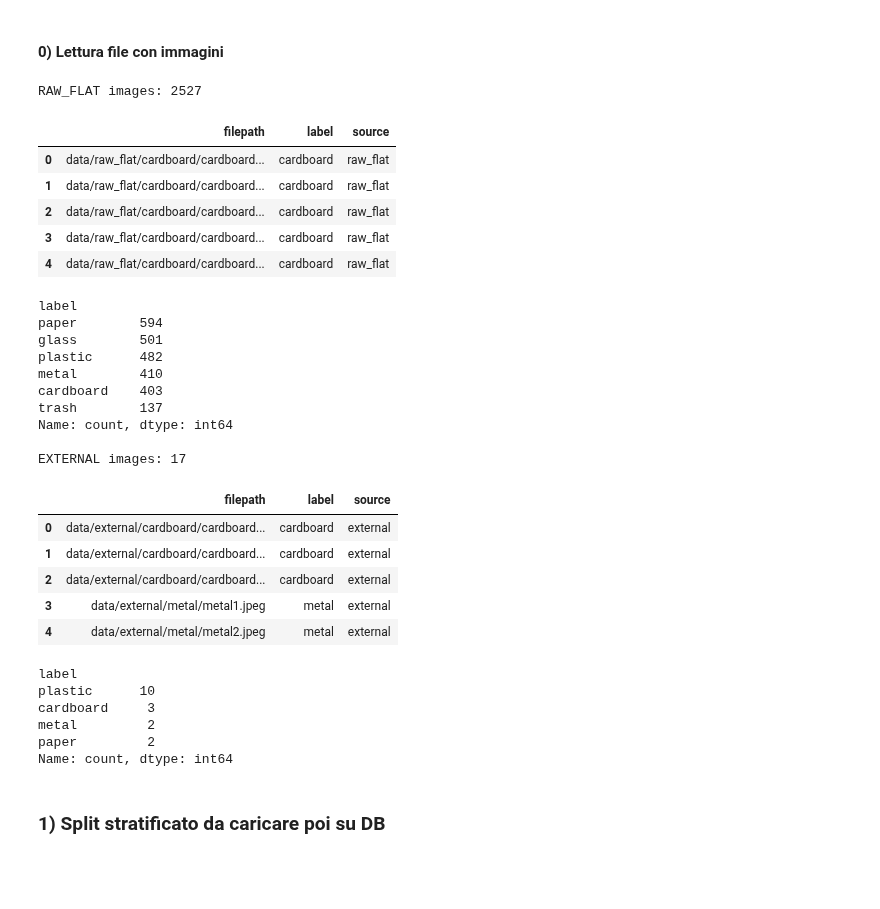
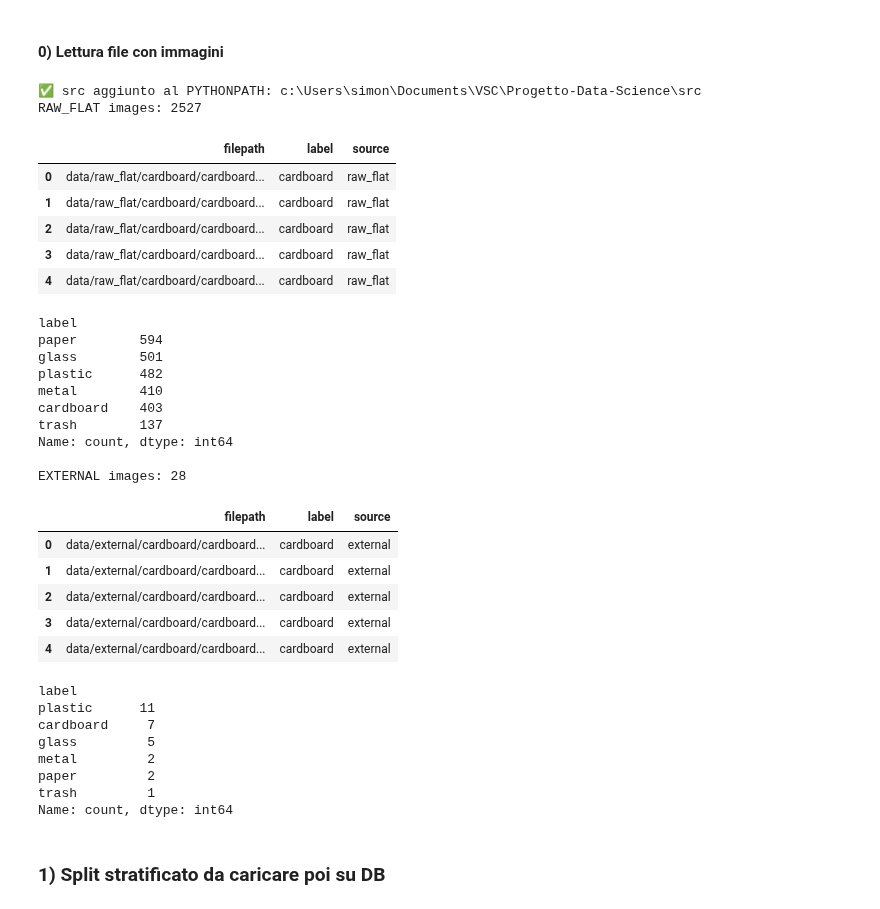
Before and after one commit to Benna02code/Progetto-Data-Science, a Jupyter notebook: notebooks/01_populate_db.ipynb, the cells around one changed output. Drawn from its saved outputs; the diff is of its cells as text; code cells hidden in the pictures; blank space fills up the shorter version.

```diff
--- a/notebooks/01_populate_db.ipynb
+++ b/notebooks/01_populate_db.ipynb
@@ -5,7 +5,19 @@
 # %%
 from pathlib import Path
 import pandas as pd
+import sys
+from pathlib import Path
 
+PROJECT_ROOT = Path.cwd().parent   # notebooks → root progetto
+SRC_PATH = PROJECT_ROOT / "src"
+
+if str(SRC_PATH) not in sys.path:
+    sys.path.insert(0, str(SRC_PATH))
+
+print("✅ src aggiunto al PYTHONPATH:", SRC_PATH)
+
+from garbagecls.paths import abs_path
+from garbagecls.db import read_images_df, split_dfs
 # -------------------------
 # Paths (repo root robusto)
 # -------------------------
@@ -49,41 +61,44 @@ print("RAW_FLAT images:", len(df_raw))
 display(df_raw.head())
 print(df_raw["label"].value_counts())
 
 # --- Scan external (our photos) ---
 df_external = scan_image_folder(EXTERNAL, source_name="external")
 print("\nEXTERNAL images:", len(df_external))
 if len(df_external) > 0:
     display(df_external.head())
     print(df_external["label"].value_counts())
 # %% [output]
+✅ src aggiunto al PYTHONPATH: c:\Users\simon\Documents\VSC\Progetto-Data-Science\src
 RAW_FLAT images: 2527
 |  | filepath | label | source |
 | 0 | data/raw_flat/cardboard/cardboard... | cardboard | raw_flat |
 | 1 | data/raw_flat/cardboard/cardboard... | cardboard | raw_flat |
 | 2 | data/raw_flat/cardboard/cardboard... | cardboard | raw_flat |
 | 3 | data/raw_flat/cardboard/cardboard... | cardboard | raw_flat |
 | 4 | data/raw_flat/cardboard/cardboard... | cardboard | raw_flat |
 label
 paper        594
 glass        501
 plastic      482
 metal        410
 cardboard    403
 trash        137
 Name: count, dtype: int64
 
-EXTERNAL images: 17
+EXTERNAL images: 28
 |  | filepath | label | source |
 | 0 | data/external/cardboard/cardboard... | cardboard | external |
 | 1 | data/external/cardboard/cardboard... | cardboard | external |
 | 2 | data/external/cardboard/cardboard... | cardboard | external |
-| 3 | data/external/metal/metal1.jpeg | metal | external |
-| 4 | data/external/metal/metal2.jpeg | metal | external |
+| 3 | data/external/cardboard/cardboard... | cardboard | external |
+| 4 | data/external/cardboard/cardboard... | cardboard | external |
 label
-plastic      10
-cardboard     3
+plastic      11
+cardboard     7
+glass         5
 metal         2
 paper         2
+trash         1
 Name: count, dtype: int64
 # %% [markdown]
 ### 1) Split stratificato da caricare poi su DB
```
Also changed, not shown: parts of 4 cells of this notebook, 1 other file.
